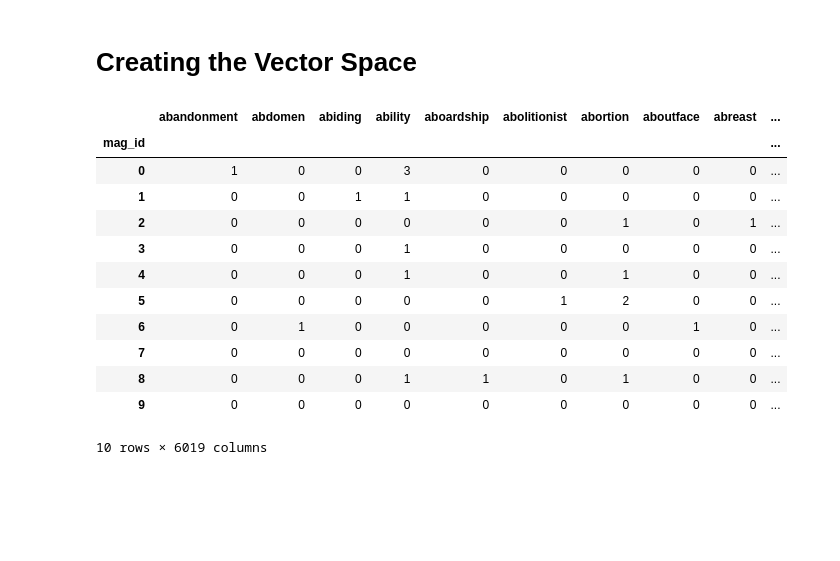
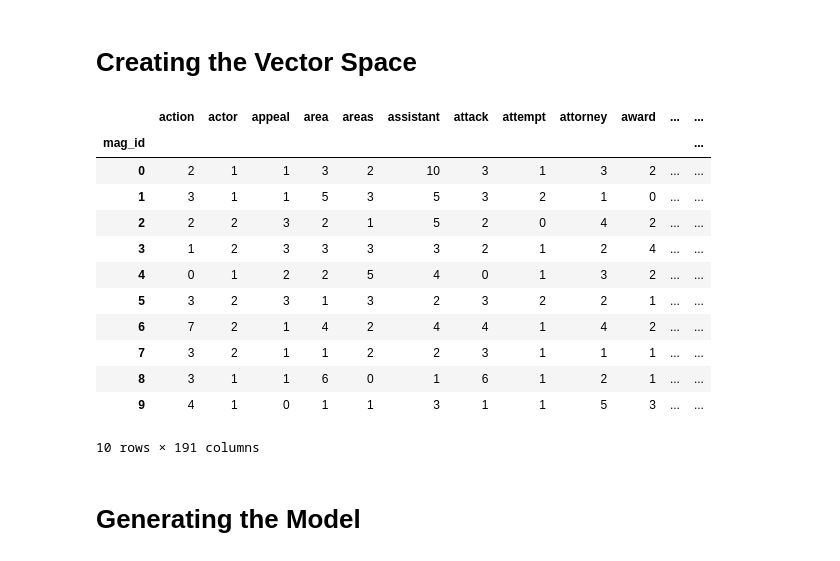
Before and after one commit to aniyahlater/ds5001_final_project, a Jupyter notebook: PCA.ipynb, the cells around one changed output. Drawn from its saved outputs; the diff is of its cells as text; code cells hidden in the pictures; blank space fills up the shorter version.

```diff
--- a/PCA.ipynb
+++ b/PCA.ipynb
@@ -179,24 +179,26 @@ DOCS
 # %%
 my_stop_words = list(text.ENGLISH_STOP_WORDS.union(['yes']))
 # %%
-count_engine = CountVectorizer(max_df=.8,min_df=,stop_words=my_stop_words)
+count_engine = CountVectorizer(min_df=.9,stop_words=my_stop_words) # had to change the settings, this is saying a term must appear in at least 90% of documents (9/10 of the magazines)
 count_model = count_engine.fit_transform(DOCS.doc_str)
 TERMS = count_engine.get_feature_names_out()
 VOCAB = pd.DataFrame(index=TERMS)
 VOCAB.index.name = 'term_str'
 DTM = pd.DataFrame(count_model.toarray(), index=DOCS.index, columns=TERMS)
 DTM
 # %% [output]
-|  | abandonment | abdomen | abiding | ability | aboardship | abolitionist | abortion | aboutface | abreast | ... |
-| mag_id |  |  |  |  |  |  |  |  |  | ... |
-| 0 | 1 | 0 | 0 | 3 | 0 | 0 | 0 | 0 | 0 | ... |
-| 1 | 0 | 0 | 1 | 1 | 0 | 0 | 0 | 0 | 0 | ... |
-| 2 | 0 | 0 | 0 | 0 | 0 | 0 | 1 | 0 | 1 | ... |
-| 3 | 0 | 0 | 0 | 1 | 0 | 0 | 0 | 0 | 0 | ... |
-| 4 | 0 | 0 | 0 | 1 | 0 | 0 | 1 | 0 | 0 | ... |
-| 5 | 0 | 0 | 0 | 0 | 0 | 1 | 2 | 0 | 0 | ... |
-| 6 | 0 | 1 | 0 | 0 | 0 | 0 | 0 | 1 | 0 | ... |
-| 7 | 0 | 0 | 0 | 0 | 0 | 0 | 0 | 0 | 0 | ... |
-| 8 | 0 | 0 | 0 | 1 | 1 | 0 | 1 | 0 | 0 | ... |
-| 9 | 0 | 0 | 0 | 0 | 0 | 0 | 0 | 0 | 0 | ... |
+|  | action | actor | appeal | area | areas | assistant | attack | attempt | attorney | award | ... | ... |
+| mag_id |  |  |  |  |  |  |  |  |  |  |  | ... |
+| 0 | 2 | 1 | 1 | 3 | 2 | 10 | 3 | 1 | 3 | 2 | ... | ... |
+| 1 | 3 | 1 | 1 | 5 | 3 | 5 | 3 | 2 | 1 | 0 | ... | ... |
+| 2 | 2 | 2 | 3 | 2 | 1 | 5 | 2 | 0 | 4 | 2 | ... | ... |
+| 3 | 1 | 2 | 3 | 3 | 3 | 3 | 2 | 1 | 2 | 4 | ... | ... |
+| 4 | 0 | 1 | 2 | 2 | 5 | 4 | 0 | 1 | 3 | 2 | ... | ... |
+| 5 | 3 | 2 | 3 | 1 | 3 | 2 | 3 | 2 | 2 | 1 | ... | ... |
+| 6 | 7 | 2 | 1 | 4 | 2 | 4 | 4 | 1 | 4 | 2 | ... | ... |
+| 7 | 3 | 2 | 1 | 1 | 2 | 2 | 3 | 1 | 1 | 1 | ... | ... |
+| 8 | 3 | 1 | 1 | 6 | 0 | 1 | 6 | 1 | 2 | 1 | ... | ... |
+| 9 | 4 | 1 | 0 | 1 | 1 | 3 | 1 | 1 | 5 | 3 | ... | ... |
-10 rows × 6019 columns
+10 rows × 191 columns
+# %% [markdown]
+# Generating the Model
```
Also changed, not shown: parts of 8 cells of this notebook.
